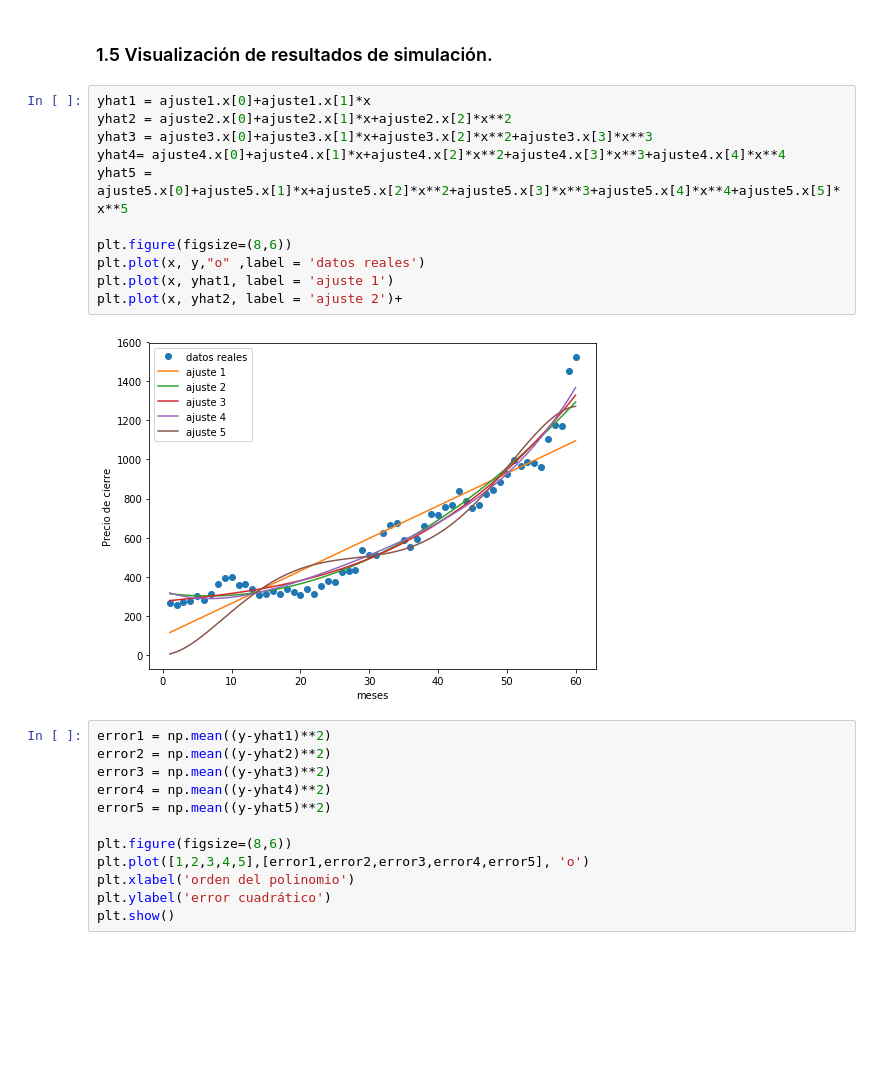
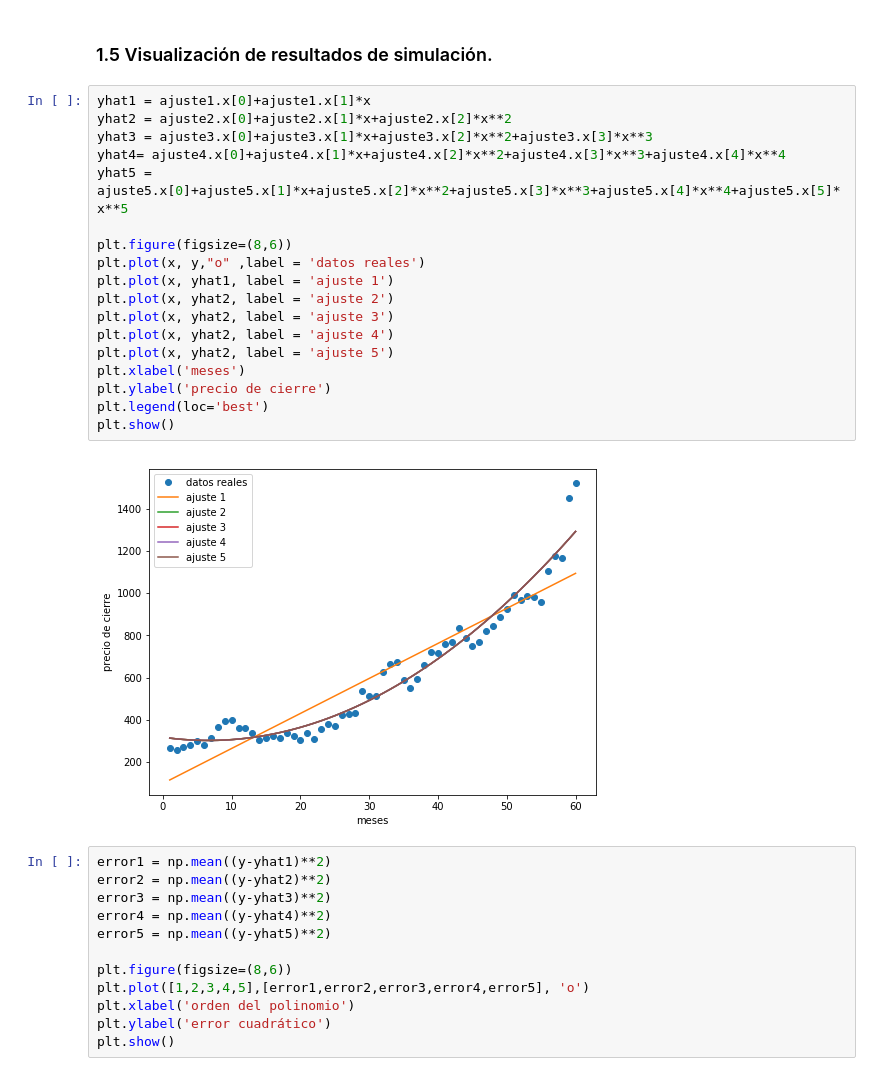
Before and after one commit to FranciscoRodRam/Proyecto_Modulo1-1, a Jupyter notebook: ProyectoModulo1_MirandaM_ManriqueP_RamirezF.ipynb, the cells around one changed output. Drawn from its saved outputs; the diff is of its cells as text; blank space fills up the shorter version.

```diff
--- a/ProyectoModulo1_MirandaM_ManriqueP_RamirezF.ipynb
+++ b/ProyectoModulo1_MirandaM_ManriqueP_RamirezF.ipynb
@@ -90,16 +90,23 @@ ajuste5 = opt.minimize(fun_obj,B05,args=(x,y,5))
 # %%
 yhat1 = ajuste1.x[0]+ajuste1.x[1]*x
 yhat2 = ajuste2.x[0]+ajuste2.x[1]*x+ajuste2.x[2]*x**2
 yhat3 = ajuste3.x[0]+ajuste3.x[1]*x+ajuste3.x[2]*x**2+ajuste3.x[3]*x**3
 yhat4= ajuste4.x[0]+ajuste4.x[1]*x+ajuste4.x[2]*x**2+ajuste4.x[3]*x**3+ajuste4.x[4]*x**4
 yhat5 = ajuste5.x[0]+ajuste5.x[1]*x+ajuste5.x[2]*x**2+ajuste5.x[3]*x**3+ajuste5.x[4]*x**4+ajuste5.x[5]*x**5
 
 plt.figure(figsize=(8,6))
 plt.plot(x, y,"o" ,label = 'datos reales')
 plt.plot(x, yhat1, label = 'ajuste 1')
-plt.plot(x, yhat2, label = 'ajuste 2')+
+plt.plot(x, yhat2, label = 'ajuste 2')
+plt.plot(x, yhat2, label = 'ajuste 3')
+plt.plot(x, yhat2, label = 'ajuste 4')
+plt.plot(x, yhat2, label = 'ajuste 5')
+plt.xlabel('meses')
+plt.ylabel('precio de cierre')
+plt.legend(loc='best')
+plt.show()
 # %% [output]
-[figure, old version]
+[figure, new version]
 # %%
 error1 = np.mean((y-yhat1)**2)
 error2 = np.mean((y-yhat2)**2)
```
Also changed, not shown: parts of 1 cell of this notebook.
